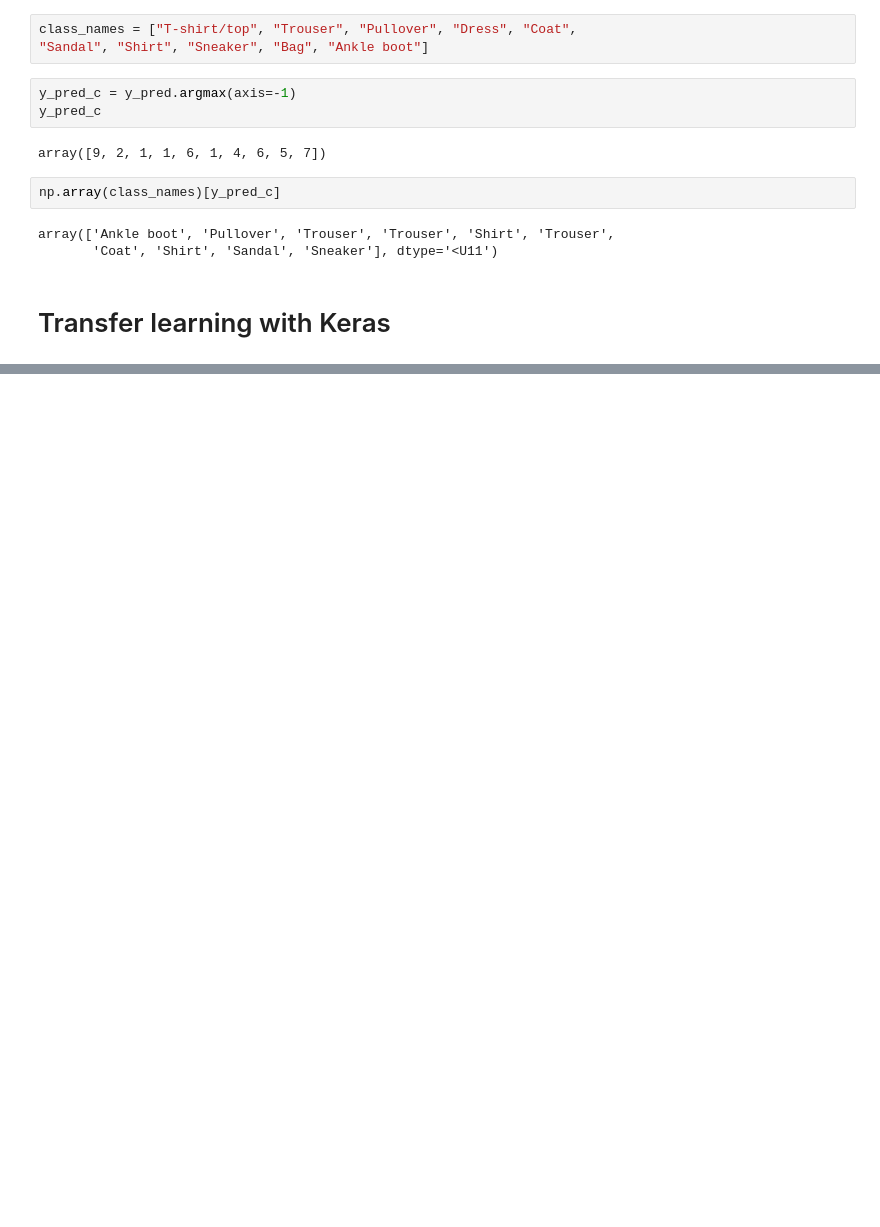
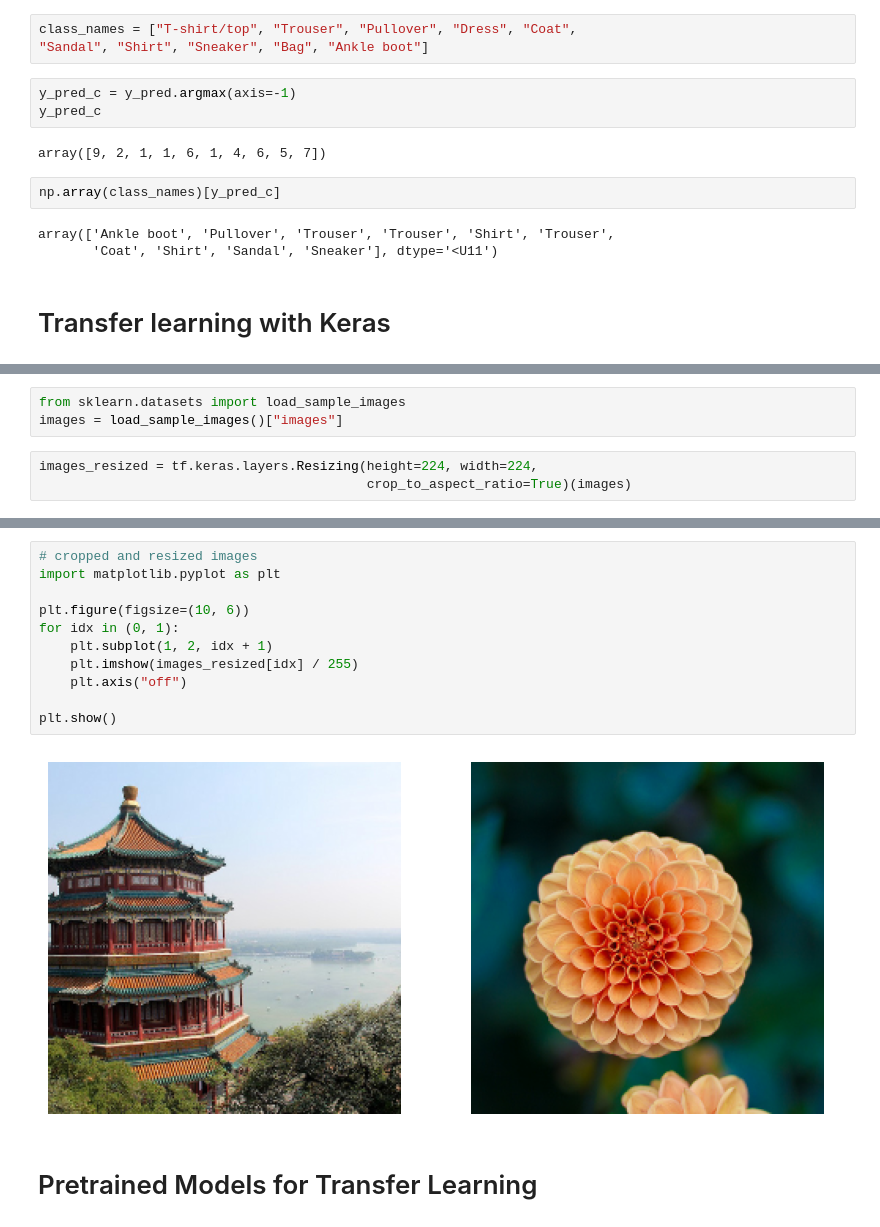
Before and after one commit to DenisVasil/Keras_2023, a Jupyter notebook: KerasCV.ipynb, the cells around one changed output, grey strips where cells are left out. Drawn from its saved outputs; the diff is of its cells as text; blank space fills up the shorter version.

```diff
--- a/KerasCV.ipynb
+++ b/KerasCV.ipynb
@@ -251,0 +257,6 @@ array(['Ankle boot', 'Pullover', 'Trouser', 'Trouser', 'Shirt', 'Trouser',
+# %%
+from sklearn.datasets import load_sample_images
+images = load_sample_images()["images"]
+# %%
+images_resized = tf.keras.layers.Resizing(height=224, width=224,
+                                          crop_to_aspect_ratio=True)(images)
@@ -251,0 +295,15 @@ array(['Ankle boot', 'Pullover', 'Trouser', 'Trouser', 'Shirt', 'Trouser',
+# %%
+# cropped and resized images
+import matplotlib.pyplot as plt
+
+plt.figure(figsize=(10, 6))
+for idx in (0, 1):
+    plt.subplot(1, 2, idx + 1)
+    plt.imshow(images_resized[idx] / 255)
+    plt.axis("off")
+
+plt.show()
+# %% [output]
+[figure, added]
+# %% [markdown]
+# Pretrained Models for Transfer Learning
```
Also changed, not shown: parts of 6 cells of this notebook.
